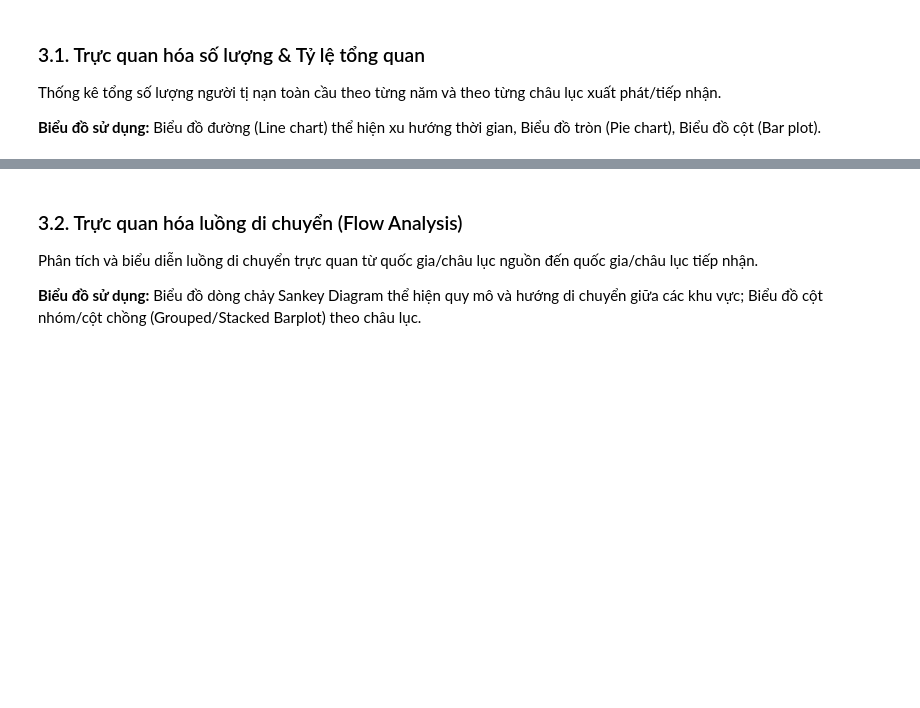
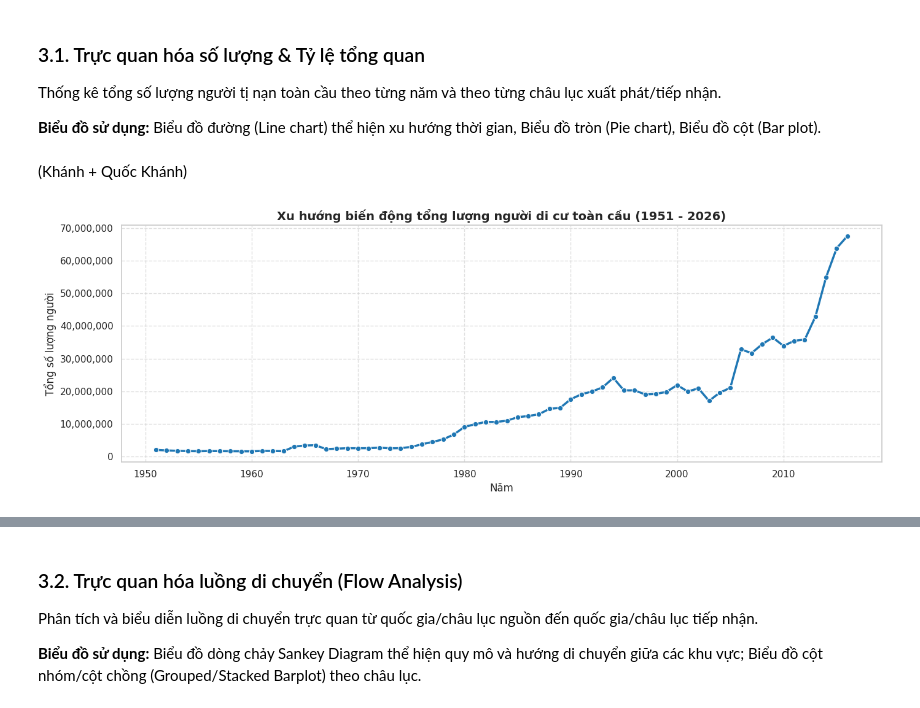
Before and after one commit to Dqkhanh123/Do_an1_Nhom1_2, a Jupyter notebook: Do_An_1_Nhom_1.ipynb, the cells around one changed output, grey strips where cells are left out. Saved outputs shown, nothing was run; the diff lists cells and outputs as text; code cells hidden in the pictures; blank space fills up the shorter version.

```diff
--- a/Do_An_1_Nhom_1.ipynb
+++ b/Do_An_1_Nhom_1.ipynb
@@ -223,0 +193,16 @@ Thống kê bảng Asylum Seekers sau khi làm sạch:
+# %%
+# =====================================================================
+# BƯỚC 5: KHỬ DỮ LIỆU TRÙNG LẶP (Deduplication)
+# =====================================================================
+def drop_duplicates_dataset(name, df):
+    initial = len(df)
+    df_cleaned = df.drop_duplicates()
+    print(f"- {name}: Loại bỏ {initial - len(df_cleaned)} dòng trùng lặp.")
+    return df_cleaned
+
+print("[BƯỚC 5] Tiến hành rà soát và xóa các dòng dữ liệu bị trùng...")
+df_time = drop_duplicates_dataset('time_series', df_time)
+df_demo = drop_duplicates_dataset('demographics', df_demo)
+df_asylum = drop_duplicates_dataset('asylum_seekers', df_asylum)
+df_resettle = drop_duplicates_dataset('resettlement', df_resettle)
+df_poc = drop_duplicates_dataset('persons_of_concern', df_poc)
@@ -229,3 +272,30 @@ Thống kê bảng Asylum Seekers sau khi làm sạch:
 Thống kê tổng số lượng người tị nạn toàn cầu theo từng năm và theo từng châu lục xuất phát/tiếp nhận.
 
 **Biểu đồ sử dụng:** Biểu đồ đường (Line chart) thể hiện xu hướng thời gian, Biểu đồ tròn (Pie chart), Biểu đồ cột (Bar plot).
+# %% [markdown]
+(Khánh + Quốc Khánh)
+# %%
+import matplotlib.pyplot as plt
+import seaborn as sns
+import numpy as np
+import pandas as pd
+
+# Thiết lập cấu hình hiển thị đồ họa
+sns.set_theme(style="whitegrid")
+plt.rcParams['figure.figsize'] = (14, 6)
+plt.rcParams['font.family'] = 'DejaVu Sans'
+
+# --- 1. XU HƯỚNG THEO THỜI GIAN (BIẾN ĐỊNH LƯỢNG: VALUE) ---
+yearly_totals = df_time.groupby('Year')['Value'].sum().reset_index()
+
+plt.figure(figsize=(14, 5))
+sns.lineplot(data=yearly_totals, x='Year', y='Value', marker='o', color='#1f77b4', linewidth=2.5)
+plt.title('Xu hướng biến động tổng lượng người di cư toàn cầu (1951 - 2026)', fontsize=14, fontweight='bold')
+plt.xlabel('Năm', fontsize=12)
+plt.ylabel('Tổng số lượng người', fontsize=12)
+plt.gca().yaxis.set_major_formatter(plt.FuncFormatter(lambda x, p: format(int(x), ',')))
+plt.grid(True, linestyle='--', alpha=0.6)
+plt.tight_layout()
+plt.show()
+# %% [output]
+[figure, added]
```
Also changed, not shown: parts of 16 cells of this notebook.
